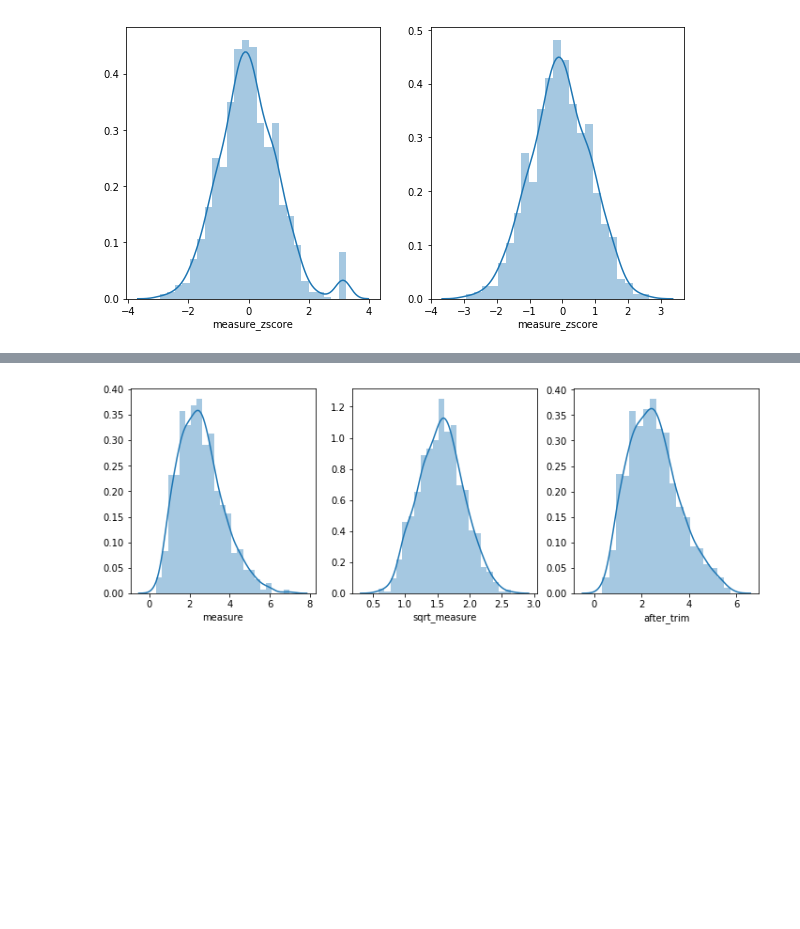
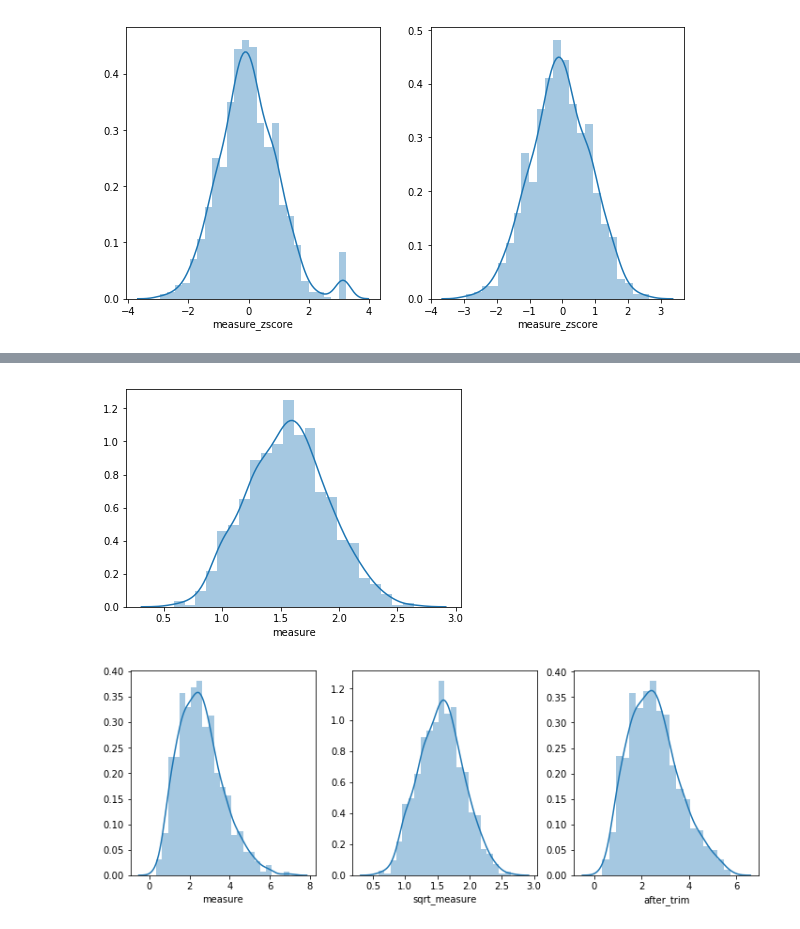
Before and after one commit to Aria-Kumar/COMSW4995_008_2017_3, a Jupyter notebook: notebooks/slides_week4_data_cleaning_and_managment.ipynb, the cells around one changed output, grey strips where cells are left out. Drawn from its saved outputs; the diff is of its cells as text; code cells hidden in the pictures; blank space fills up the shorter version.

```diff
--- a/notebooks/slides_week4_data_cleaning_and_managment.ipynb
+++ b/notebooks/slides_week4_data_cleaning_and_managment.ipynb
@@ -128,0 +132,4 @@ _ = sns.distplot(df[df.measure_zscore < 3*df.measure_zscore.std()].measure_zscor
+# %%
+_ = sns.distplot(df.measure.apply(np.sqrt))
+# %% [output]
+[figure, added]
```
Also changed, not shown: parts of 35 cells of this notebook, 1 other file.
